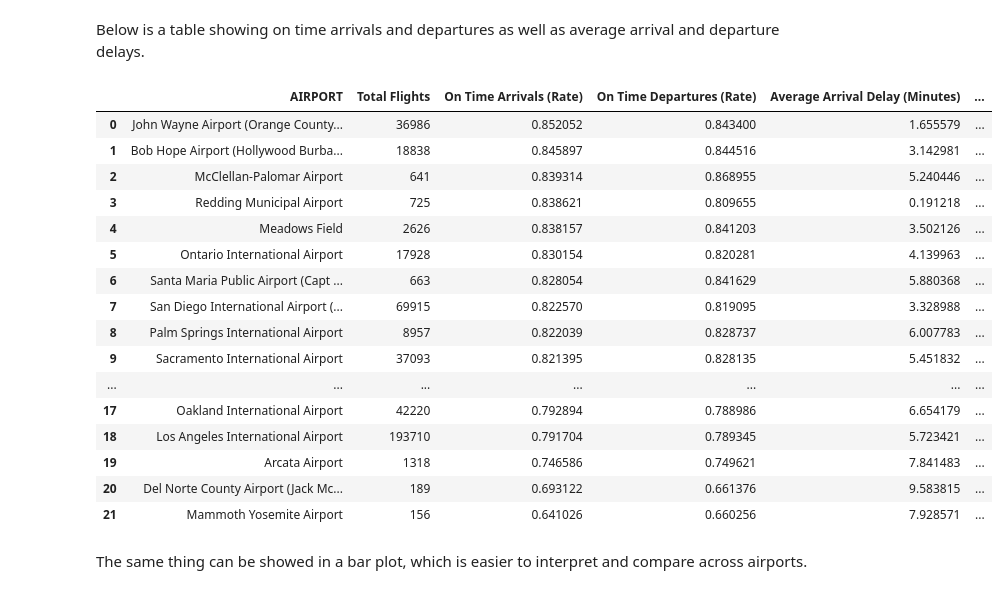
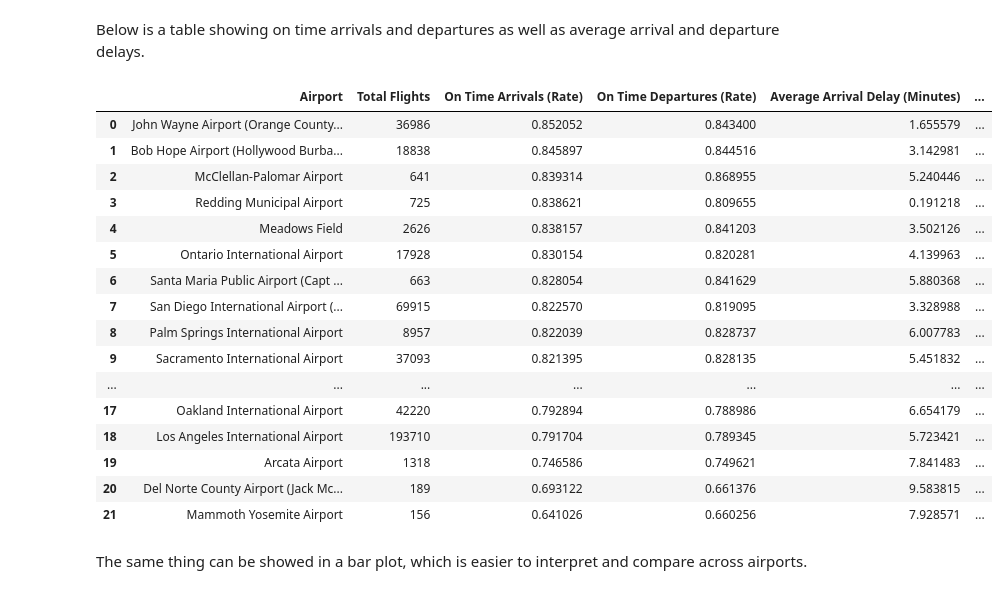
Before and after one commit to UCB-stat-159-f25/final-group21, a Jupyter notebook: airlines_airports.ipynb, the cells around one changed output. Cells and saved outputs as stored; diff of their text form; code cells hidden in the pictures.

```diff
--- a/airlines_airports.ipynb
+++ b/airlines_airports.ipynb
@@ -92,9 +93,10 @@ summary_performance_airport = sort_on_time_rate(summary_performance_airport)
 Below is a table showing on time arrivals and departures as well as average arrival and departure delays.
 # %%
 # Showing the ranked airlines in a table
-on_time_summary_table(summary_performance_airport, "AIRPORT", "ORIGIN_AIRPORT", "Airport")
+on_time_summary_table(summary_performance_airport, "AIRPORT",
+                      "Airport", "figures/df_ranked_airports.png")
 # %% [output]
-|  | AIRPORT | Total Flights | On Time Arrivals (Rate) | On Time Departures (Rate) | Average Arrival Delay (Minutes) | ... |
+|  | Airport | Total Flights | On Time Arrivals (Rate) | On Time Departures (Rate) | Average Arrival Delay (Minutes) | ... |
 | 0 | John Wayne Airport (Orange County... | 36986 | 0.852052 | 0.843400 | 1.655579 | ... |
 | 1 | Bob Hope Airport (Hollywood Burba... | 18838 | 0.845897 | 0.844516 | 3.142981 | ... |
 | 2 | McClellan-Palomar Airport | 641 | 0.839314 | 0.868955 | 5.240446 | ... |
```
Also changed, not shown: parts of 1 cell of this notebook, 9 other files.
